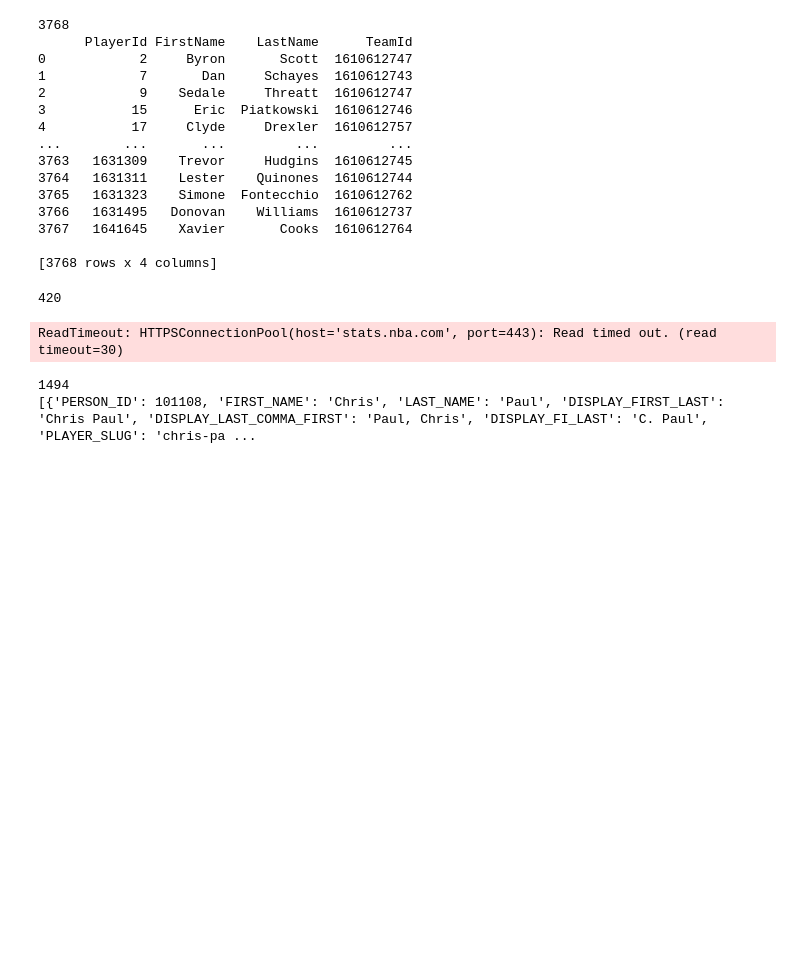
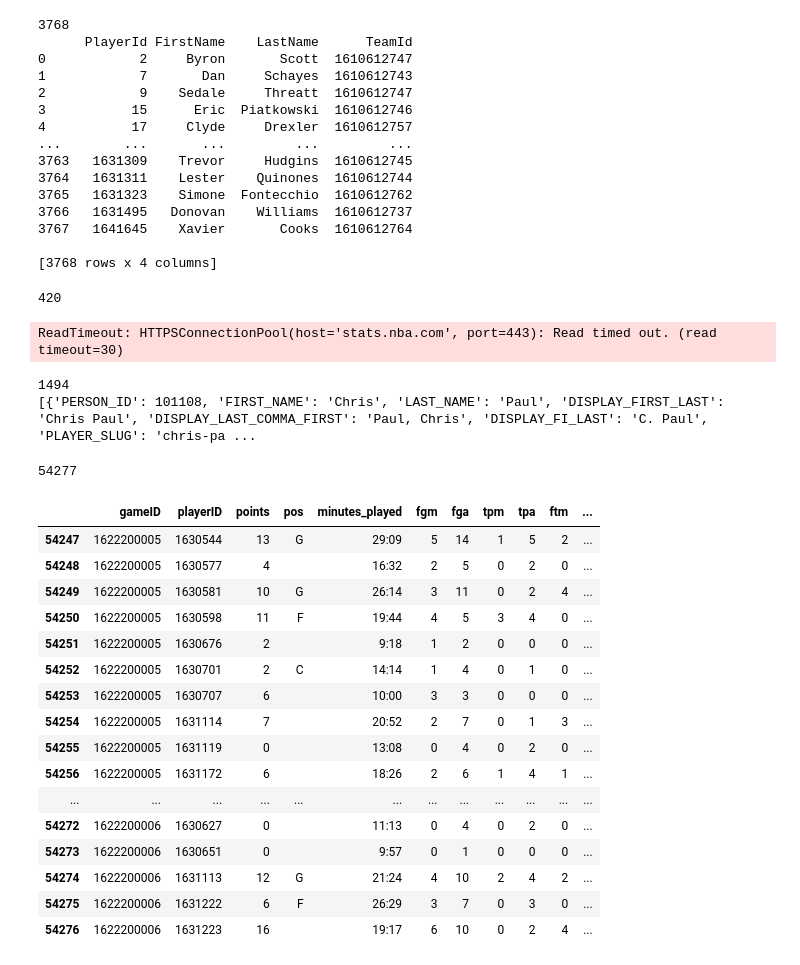
Before and after one commit to tomer-pixel/Anba, a Jupyter notebook: appends.ipynb, the cells around one changed output. Drawn from its saved outputs; the diff is of its cells as text; code cells hidden in the pictures; blank space fills up the shorter version.

```diff
--- a/appends.ipynb
+++ b/appends.ipynb
@@ -90,6 +110,34 @@ print(this_player_info)
 # %% [output]
 1494
 [{'PERSON_ID': 101108, 'FIRST_NAME': 'Chris', 'LAST_NAME': 'Paul', 'DISPLAY_FIRST_LAST': 'Chris Paul', 'DISPLAY_LAST_COMMA_FIRST': 'Paul, Chris', 'DISPLAY_FI_LAST': 'C. Paul', 'PLAYER_SLUG': 'chris-pa ...
+# %%
+import mysql.connector
+import pandas as pd
+conn = mysql.connector.connect(user='root', password='Tomer89t$', host='localhost', database='games')
+cursor = conn.cursor()
+stats = "SELECT * FROM statistics"
+stats_query = pd.read_sql(stats, conn)
+print(len(stats_query))
+stats_query.tail(30)
+# %% [output]
+54277
+|  | gameID | playerID | points | pos | minutes_played | fgm | fga | tpm | tpa | ftm | ... |
+| 54247 | 1622200005 | 1630544 | 13 | G | 29:09 | 5 | 14 | 1 | 5 | 2 | ... |
+| 54248 | 1622200005 | 1630577 | 4 |  | 16:32 | 2 | 5 | 0 | 2 | 0 | ... |
+| 54249 | 1622200005 | 1630581 | 10 | G | 26:14 | 3 | 11 | 0 | 2 | 4 | ... |
+| 54250 | 1622200005 | 1630598 | 11 | F | 19:44 | 4 | 5 | 3 | 4 | 0 | ... |
+| 54251 | 1622200005 | 1630676 | 2 |  | 9:18 | 1 | 2 | 0 | 0 | 0 | ... |
+| 54252 | 1622200005 | 1630701 | 2 | C | 14:14 | 1 | 4 | 0 | 1 | 0 | ... |
+| 54253 | 1622200005 | 1630707 | 6 |  | 10:00 | 3 | 3 | 0 | 0 | 0 | ... |
+| 54254 | 1622200005 | 1631114 | 7 |  | 20:52 | 2 | 7 | 0 | 1 | 3 | ... |
+| 54255 | 1622200005 | 1631119 | 0 |  | 13:08 | 0 | 4 | 0 | 2 | 0 | ... |
+| 54256 | 1622200005 | 1631172 | 6 |  | 18:26 | 2 | 6 | 1 | 4 | 1 | ... |
+| ... | ... | ... | ... | ... | ... | ... | ... | ... | ... | ... | ... |
+| 54272 | 1622200006 | 1630627 | 0 |  | 11:13 | 0 | 4 | 0 | 2 | 0 | ... |
+| 54273 | 1622200006 | 1630651 | 0 |  | 9:57 | 0 | 1 | 0 | 0 | 0 | ... |
+| 54274 | 1622200006 | 1631113 | 12 | G | 21:24 | 4 | 10 | 2 | 4 | 2 | ... |
+| 54275 | 1622200006 | 1631222 | 6 | F | 26:29 | 3 | 7 | 0 | 3 | 0 | ... |
+| 54276 | 1622200006 | 1631223 | 16 |  | 19:17 | 6 | 10 | 0 | 2 | 4 | ... |
 # %%
 import mysql.connector
 import pandas as pd
```
Also changed, not shown: parts of 3 cells of this notebook, 3 other files.
